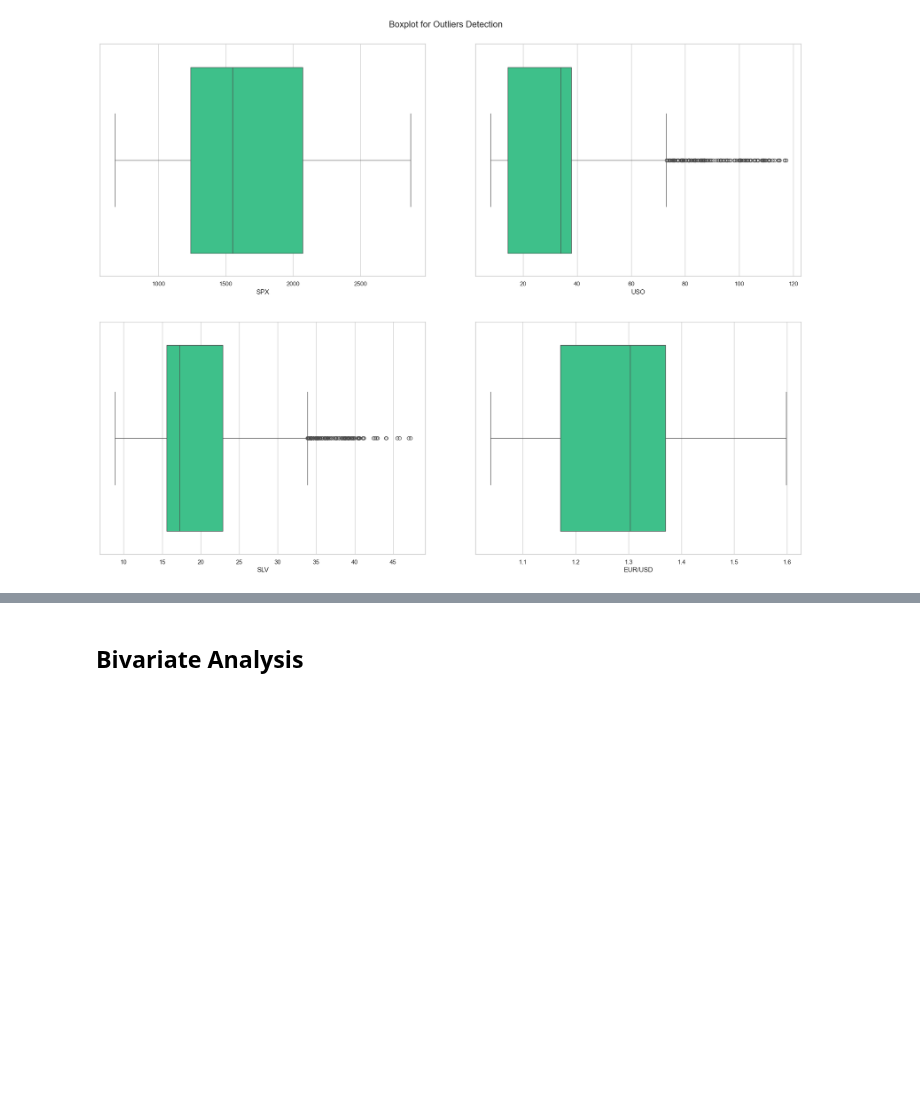
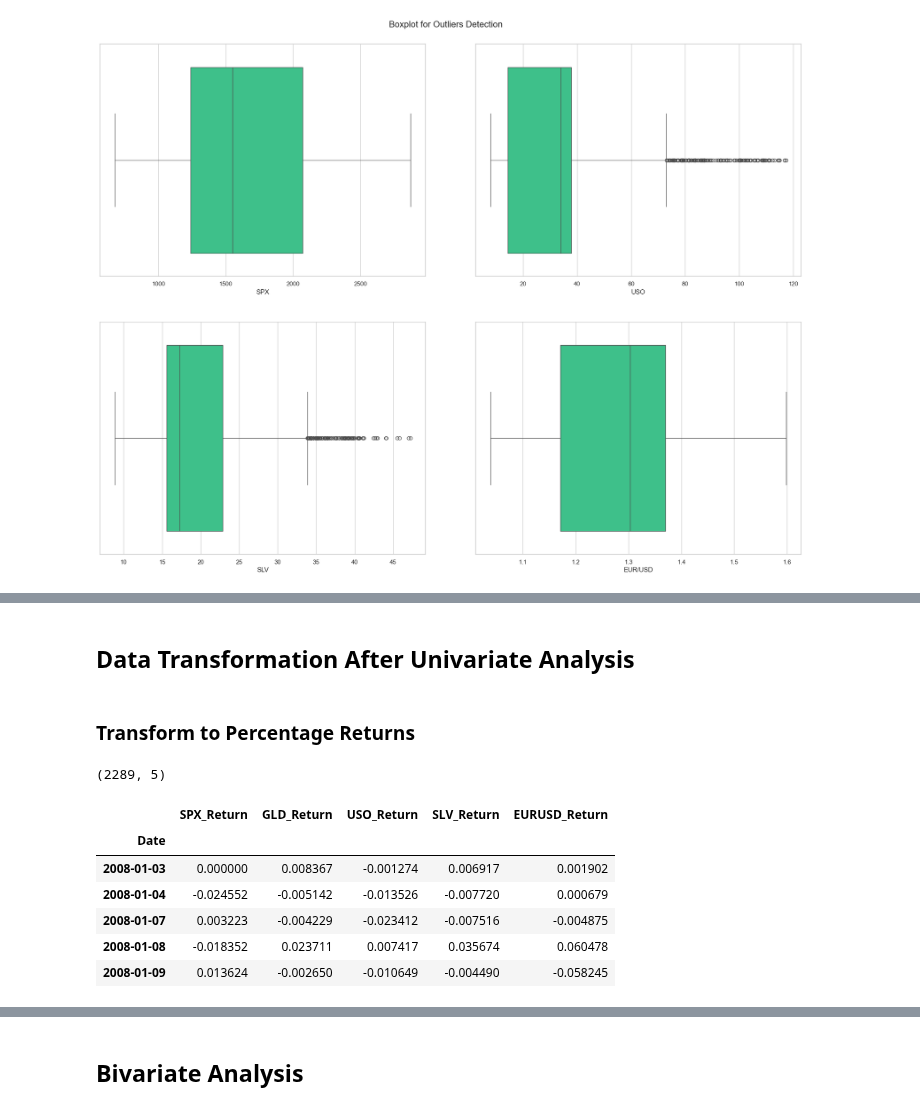
Before and after one commit to tshihab07/gold-price-forecasting, a Jupyter notebook: notebookes/dataPreprocessing.ipynb, the cells around one changed output, grey strips where cells are left out. Cells and saved outputs as stored; diff of their text form; code cells hidden in the pictures; blank space fills up the shorter version.

```diff
--- a/notebookes/dataPreprocessing.ipynb
+++ b/notebookes/dataPreprocessing.ipynb
@@ -526,3 +526,34 @@ plt.show()
     - Outliers will be reduced to ±5-10% daily changes
     - Distribution will be centered at 0
     - Boxplots will show symmetric distributions with few extreme values
+# %% [markdown]
+## **Data Transformation After Univariate Analysis**
+# %% [markdown]
+### **Transform to Percentage Returns**
+# %%
+# define columns
+cols = df.columns
+
+# calculate percentage returns
+df_returns = df[cols].pct_change()
+
+# drop first row (NaN)
+df_returns = df_returns.dropna()
+
+# rename columns for clarity
+df_returns.columns = [col.replace("/", "") + "_Return" for col in cols]
+
+df_returns.shape
+# %% [output]
+(2289, 5)
+# %%
+# transformation result
+df_returns.head()
+# %% [output]
+|  | SPX_Return | GLD_Return | USO_Return | SLV_Return | EURUSD_Return |
+| Date |  |  |  |  |  |
+| 2008-01-03 | 0.000000 | 0.008367 | -0.001274 | 0.006917 | 0.001902 |
+| 2008-01-04 | -0.024552 | -0.005142 | -0.013526 | -0.007720 | 0.000679 |
+| 2008-01-07 | 0.003223 | -0.004229 | -0.023412 | -0.007516 | -0.004875 |
+| 2008-01-08 | -0.018352 | 0.023711 | 0.007417 | 0.035674 | 0.060478 |
+| 2008-01-09 | 0.013624 | -0.002650 | -0.010649 | -0.004490 | -0.058245 |
```
Also changed, not shown: parts of 10 cells of this notebook.
